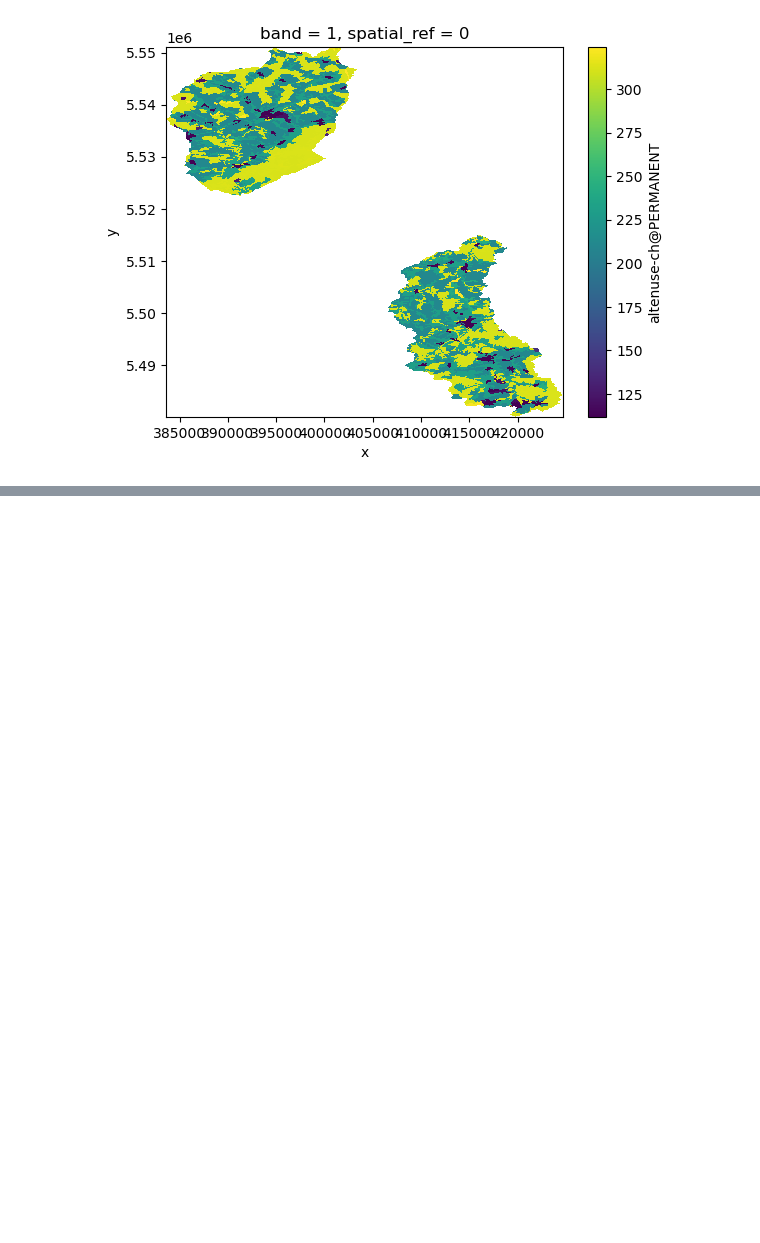
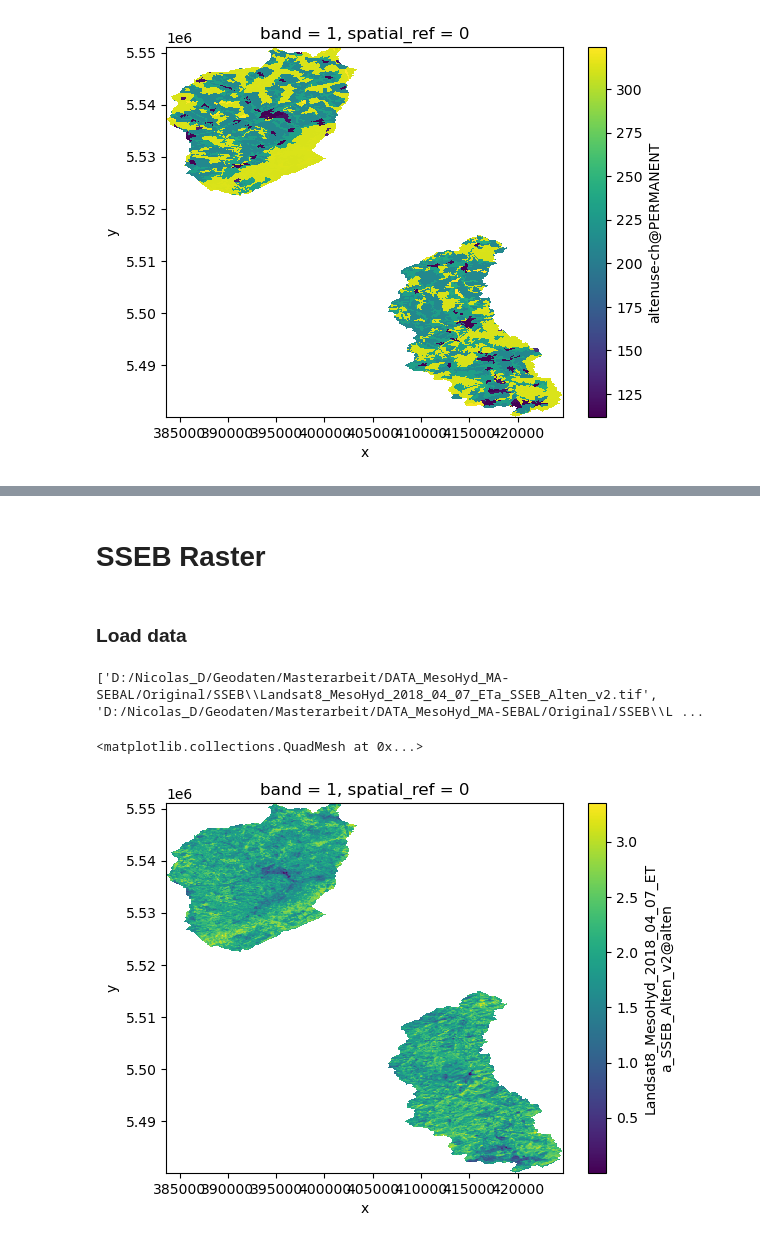
Before and after one commit to nicolast911/ET_master_project, a Jupyter notebook: scripts/images+analysis/analysis.ipynb, the cells around one changed output, grey strips where cells are left out. Drawn from its saved outputs; the diff is of its cells as text; code cells hidden in the pictures; blank space fills up the shorter version.

```diff
--- a/scripts/images+analysis/analysis.ipynb
+++ b/scripts/images+analysis/analysis.ipynb
@@ -164,0 +221,38 @@ plt.scatter(x = eta_day, y = wasim)
+# %% [markdown]
+# SSEB Raster
+# %% [markdown]
+### Load data
+# %%
+# DATA FROM SSEB
+
+# Date in SSEB-Raster Path Format with time (hour)
+
+# Create Path for recursive file search based on defined date
+path_SSEB = path_data + "Original/SSEB/"
+pattern = f"*{date_SSEB}*.tif"
+paths_SSEB = sorted(glob.glob(os.path.join(path_SSEB, "**", pattern), recursive=True))
+print(paths_SSEB)
+
+# Combine both Rasters
+raster_0 = rxr.open_rasterio(paths_SSEB[0]).squeeze()
+raster_1 = rxr.open_rasterio(paths_SSEB[1]).squeeze()
+SSEB_raster = merge_arrays(dataarrays = [raster_0, raster_1], nodata = np.nan)
+SSEB_raster.rio.write_crs("epsg:32632", inplace=True)
+
+# Using reproject_match https://corteva.github.io/rioxarray/html/examples/reproject_match.html
+xds_match = eta_day
+xds = SSEB_raster
+xds_repr_match = xds.rio.reproject_match(xds_match)
+
+xds_repr_match = xds_repr_match.assign_coords({
+    "x": xds_match.x,
+    "y": xds_match.y,
+})
+
+SSEB_raster = xds_repr_match
+
+SSEB_raster.plot()
+# %% [output]
+['D:/Nicolas_D/Geodaten/Masterarbeit/DATA_MesoHyd_MA-SEBAL/Original/SSEB\\Landsat8_MesoHyd_2018_04_07_ETa_SSEB_Alten_v2.tif', 'D:/Nicolas_D/Geodaten/Masterarbeit/DATA_MesoHyd_MA-SEBAL/Original/SSEB\\L ...
+<matplotlib.collections.QuadMesh at 0x...>
+[figure, added]
```
Also changed, not shown: parts of 24 cells of this notebook, 1 other file.
